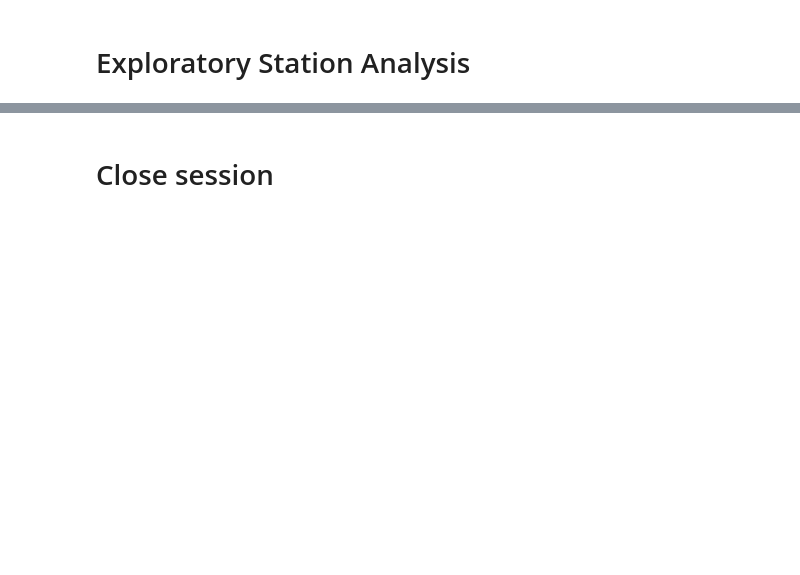
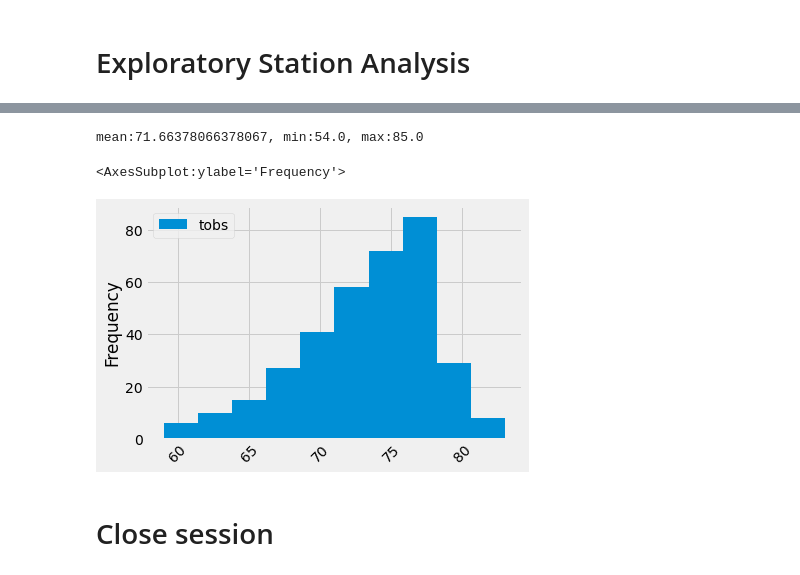
Before and after one commit to ElenaChurch/sqlalchemy-challenge, a Jupyter notebook: climate_starter.ipynb, the cells around one changed output, grey strips where cells are left out. Cells and saved outputs as stored; diff of their text form; code cells hidden in the pictures; blank space fills up the shorter version.

```diff
--- a/climate_starter.ipynb
+++ b/climate_starter.ipynb
@@ -82,8 +95,26 @@ odate_prcp_df.plot(x='Date', y='Precipitation')
 # %%
 # Using the most active station id from the previous query, calculate the lowest, highest, and average temperature.
+USC00519281=session.query(Measurement.station,Measurement.tobs,Measurement.date).filter(Measurement.station=='USC00519281').all()
+USC00519281_df= pd.DataFrame(USC00519281, columns=['Station','tobs','Date'])
+USC00519281mean=USC00519281_df['tobs'].mean()
+USC00519281min=USC00519281_df['tobs'].min()
+USC00519281max=USC00519281_df['tobs'].max()
+
+print(f'mean:{USC00519281mean}, min:{USC00519281min}, max:{USC00519281max}')
+# %% [output]
+mean:71.66378066378067, min:54.0, max:85.0
 # %%
 # Using the most active station id
 # Query the last 12 months of temperature observation data for this station and plot the results as a histogram
+tobUSC00519281=session.query(Measurement.tobs,Measurement.date).\
+filter(Measurement.station=='USC00519281').\
+filter(Measurement.date<'2017-08-23').\
+filter(Measurement.date>'2016-08-23').all()
+tobUSC00519281_df=pd.DataFrame(tobUSC00519281, columns=['tobs','Date'])
+tobUSC00519281_df.plot.hist(x='Date', y='tobs',rot=45)
+# %% [output]
+<AxesSubplot:ylabel='Frequency'>
+[figure, added]
 # %% [markdown]
 # Close session
 # %%
```
Also changed, not shown: parts of 2 cells of this notebook, 2 other files.
